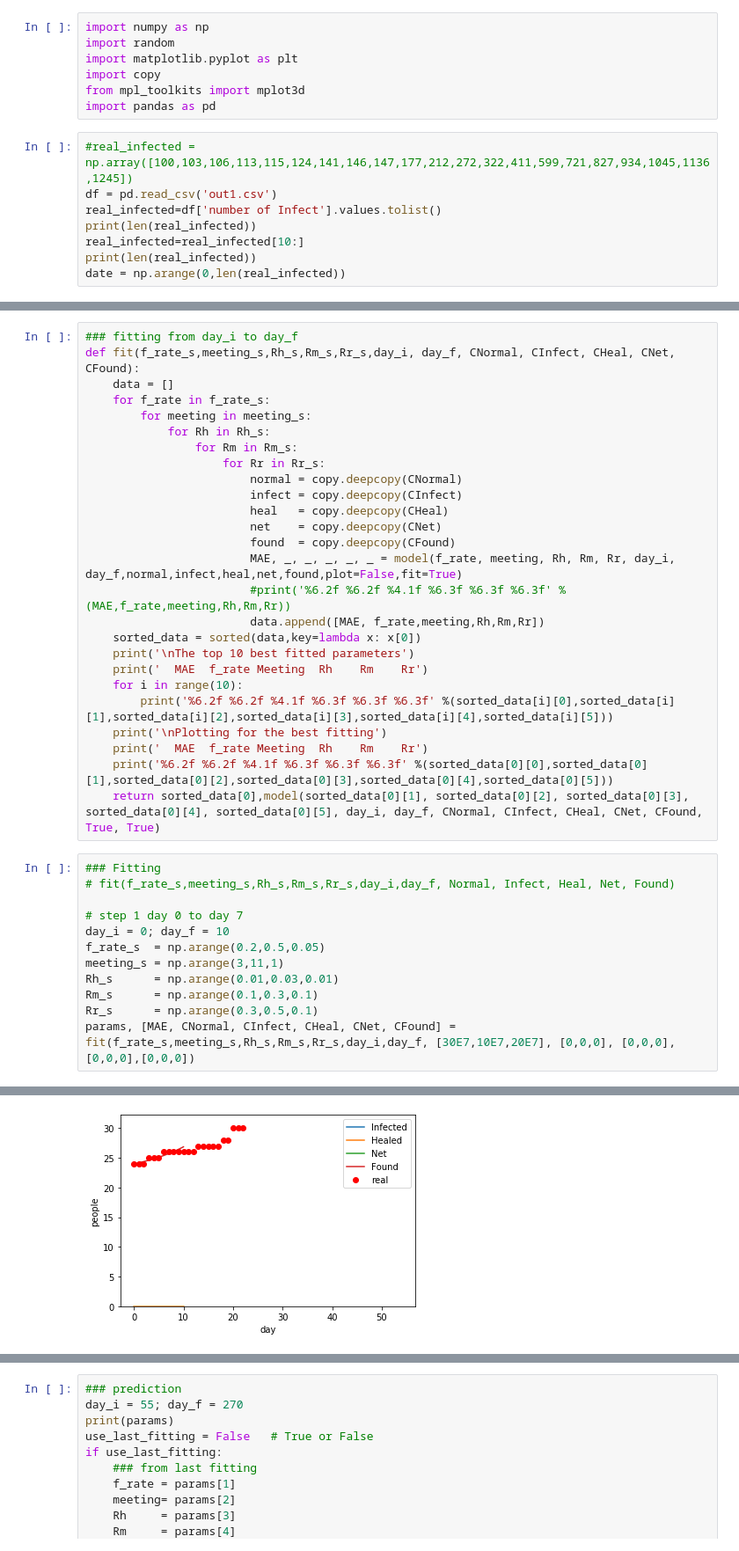
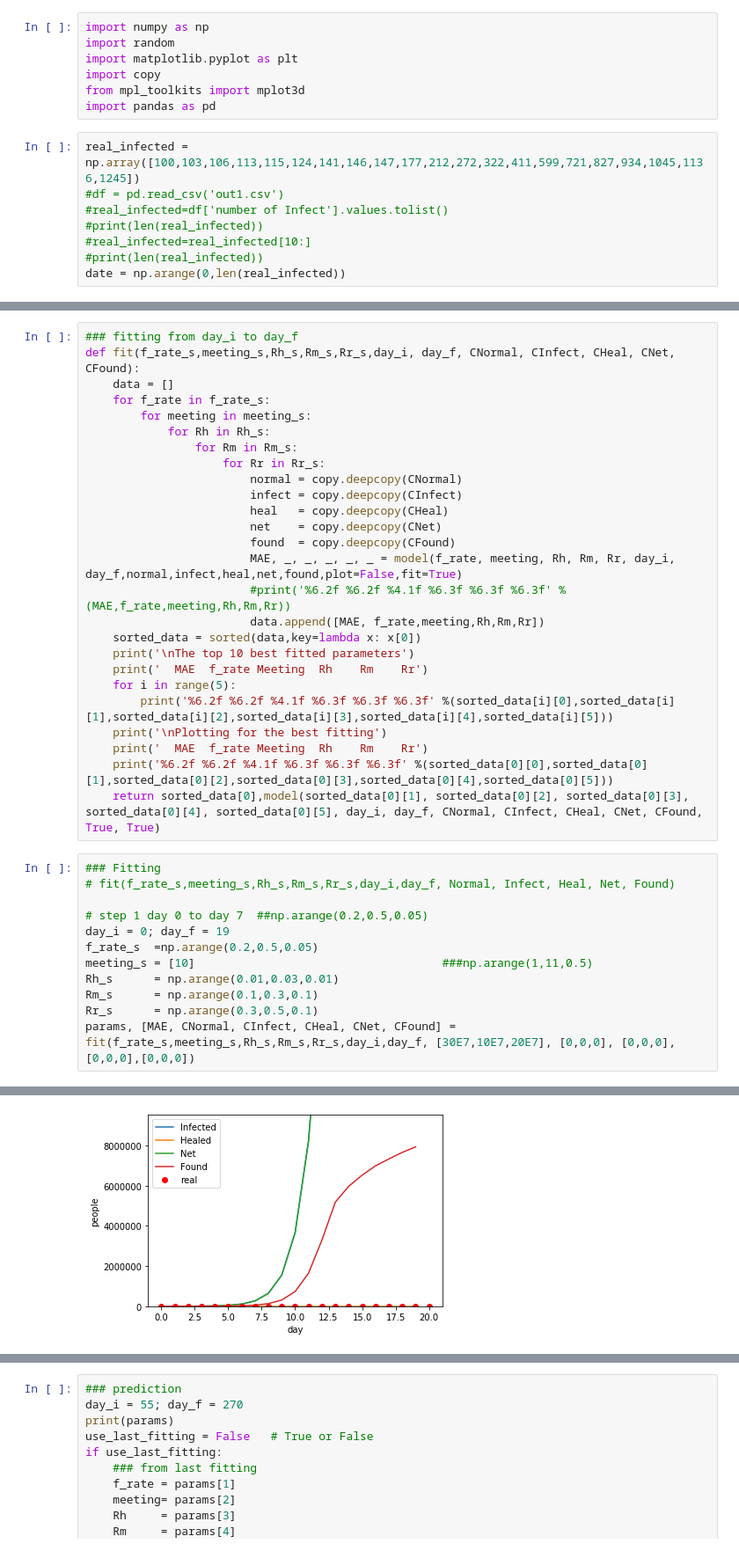
Before and after one commit to aofphy/covid19CMT, a Jupyter notebook: covid_modifiy_Rate dev3.ipynb, the cells around one changed output, grey strips where cells are left out. Shown at 88% size. Saved outputs shown, nothing was run; the diff lists cells and outputs as text.

```diff
--- a/covid_modifiy_Rate dev3.ipynb
+++ b/covid_modifiy_Rate dev3.ipynb
@@ -6,10 +6,10 @@ import copy
 from mpl_toolkits import mplot3d
 import pandas as pd
 # %%
-#real_infected = np.array([100,103,106,113,115,124,141,146,147,177,212,272,322,411,599,721,827,934,1045,1136,1245])
-df = pd.read_csv('out1.csv')
-real_infected=df['number of Infect'].values.tolist()
-print(len(real_infected))
-real_infected=real_infected[10:]
-print(len(real_infected))
+real_infected = np.array([100,103,106,113,115,124,141,146,147,177,212,272,322,411,599,721,827,934,1045,1136,1245])
+#df = pd.read_csv('out1.csv')
+#real_infected=df['number of Infect'].values.tolist()
+#print(len(real_infected))
+#real_infected=real_infected[10:]
+#print(len(real_infected))
 date = np.arange(0,len(real_infected))
@@ -153,7 +151,7 @@ def fit(f_rate_s,meeting_s,Rh_s,Rm_s,Rr_s,day_i, day_f, CNormal, CInfect, CHeal,
     sorted_data = sorted(data,key=lambda x: x[0])
     print('\nThe top 10 best fitted parameters')
     print('  MAE  f_rate Meeting  Rh    Rm    Rr')
-    for i in range(10):
+    for i in range(5):
         print('%6.2f %6.2f %4.1f %6.3f %6.3f %6.3f' %(sorted_data[i][0],sorted_data[i][1],sorted_data[i][2],sorted_data[i][3],sorted_data[i][4],sorted_data[i][5]))
     print('\nPlotting for the best fitting')
     print('  MAE  f_rate Meeting  Rh    Rm    Rr')
@@ -163,10 +161,10 @@ def fit(f_rate_s,meeting_s,Rh_s,Rm_s,Rr_s,day_i, day_f, CNormal, CInfect, CHeal,
 ### Fitting
 # fit(f_rate_s,meeting_s,Rh_s,Rm_s,Rr_s,day_i,day_f, Normal, Infect, Heal, Net, Found)
 
-# step 1 day 0 to day 7
-day_i = 0; day_f = 10
-f_rate_s  = np.arange(0.2,0.5,0.05)
-meeting_s = np.arange(3,11,1)
+# step 1 day 0 to day 7  ##np.arange(0.2,0.5,0.05)
+day_i = 0; day_f = 19
+f_rate_s  =np.arange(0.2,0.5,0.05)
+meeting_s = [10]                                    ###np.arange(1,11,0.5)
 Rh_s      = np.arange(0.01,0.03,0.01)
 Rm_s      = np.arange(0.1,0.3,0.1)
 Rr_s      = np.arange(0.3,0.5,0.1)
@@ -191,4 +184,4 @@ Plotting for the best fitting
-[figure, old version]
+[figure, new version]
 # %%
 # step 2 day 8 to day 13
 day_i = 11; day_f = 20
```
Also changed, not shown: parts of 7 cells of this notebook, 14 other files.
